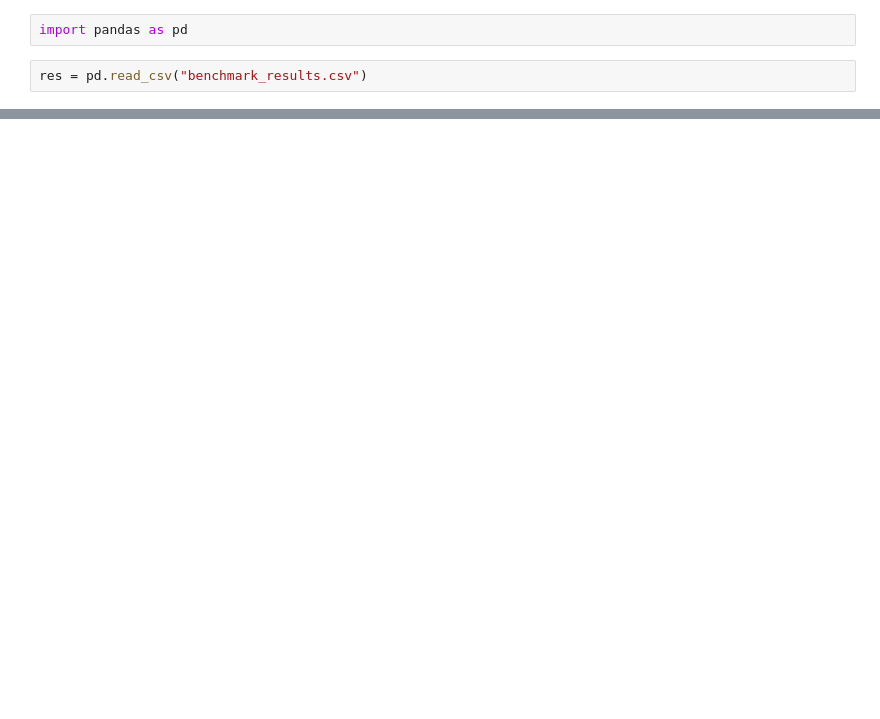
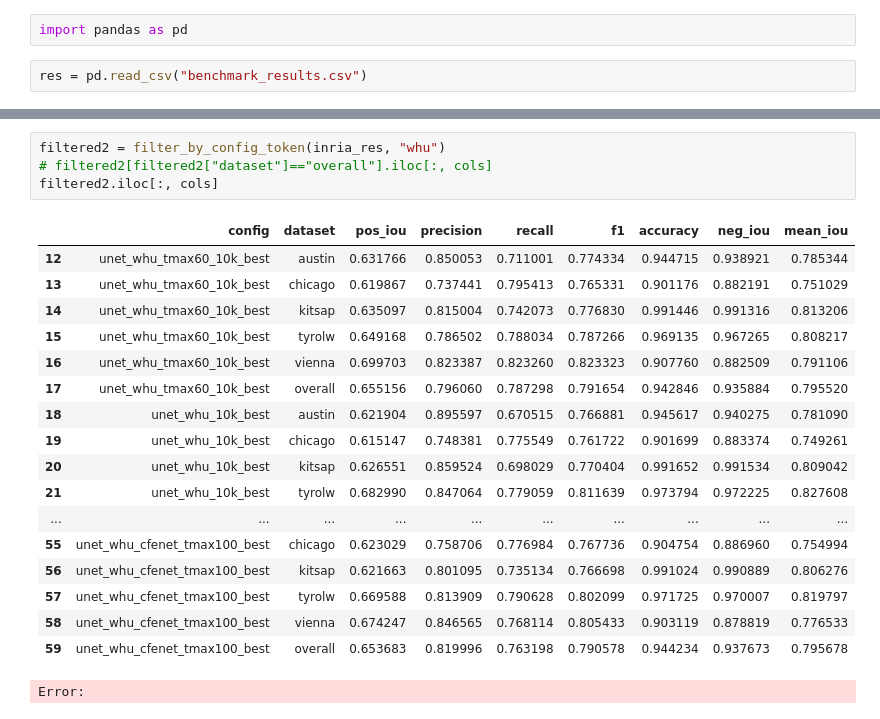
Before and after one commit to MrAI-Rohan/cross-fusion-aerialbs, a Jupyter notebook: results.ipynb, the cells around one changed output, grey strips where cells are left out. Saved outputs shown, nothing was run; the diff lists cells and outputs as text; blank space fills up the shorter version.

```diff
--- a/results.ipynb
+++ b/results.ipynb
@@ -62,0 +65,23 @@ y
+# %%
+filtered2 = filter_by_config_token(inria_res, "whu")
+# filtered2[filtered2["dataset"]=="overall"].iloc[:, cols]
+filtered2.iloc[:, cols]
+# %% [output]
+|  | config | dataset | pos_iou | precision | recall | f1 | accuracy | neg_iou | mean_iou |
+| 12 | unet_whu_tmax60_10k_best | austin | 0.631766 | 0.850053 | 0.711001 | 0.774334 | 0.944715 | 0.938921 | 0.785344 |
+| 13 | unet_whu_tmax60_10k_best | chicago | 0.619867 | 0.737441 | 0.795413 | 0.765331 | 0.901176 | 0.882191 | 0.751029 |
+| 14 | unet_whu_tmax60_10k_best | kitsap | 0.635097 | 0.815004 | 0.742073 | 0.776830 | 0.991446 | 0.991316 | 0.813206 |
+| 15 | unet_whu_tmax60_10k_best | tyrolw | 0.649168 | 0.786502 | 0.788034 | 0.787266 | 0.969135 | 0.967265 | 0.808217 |
+| 16 | unet_whu_tmax60_10k_best | vienna | 0.699703 | 0.823387 | 0.823260 | 0.823323 | 0.907760 | 0.882509 | 0.791106 |
+| 17 | unet_whu_tmax60_10k_best | overall | 0.655156 | 0.796060 | 0.787298 | 0.791654 | 0.942846 | 0.935884 | 0.795520 |
+| 18 | unet_whu_10k_best | austin | 0.621904 | 0.895597 | 0.670515 | 0.766881 | 0.945617 | 0.940275 | 0.781090 |
+| 19 | unet_whu_10k_best | chicago | 0.615147 | 0.748381 | 0.775549 | 0.761722 | 0.901699 | 0.883374 | 0.749261 |
+| 20 | unet_whu_10k_best | kitsap | 0.626551 | 0.859524 | 0.698029 | 0.770404 | 0.991652 | 0.991534 | 0.809042 |
+| 21 | unet_whu_10k_best | tyrolw | 0.682990 | 0.847064 | 0.779059 | 0.811639 | 0.973794 | 0.972225 | 0.827608 |
+| ... | ... | ... | ... | ... | ... | ... | ... | ... | ... |
+| 55 | unet_whu_cfenet_tmax100_best | chicago | 0.623029 | 0.758706 | 0.776984 | 0.767736 | 0.904754 | 0.886960 | 0.754994 |
+| 56 | unet_whu_cfenet_tmax100_best | kitsap | 0.621663 | 0.801095 | 0.735134 | 0.766698 | 0.991024 | 0.990889 | 0.806276 |
+| 57 | unet_whu_cfenet_tmax100_best | tyrolw | 0.669588 | 0.813909 | 0.790628 | 0.802099 | 0.971725 | 0.970007 | 0.819797 |
+| 58 | unet_whu_cfenet_tmax100_best | vienna | 0.674247 | 0.846565 | 0.768114 | 0.805433 | 0.903119 | 0.878819 | 0.776533 |
+| 59 | unet_whu_cfenet_tmax100_best | overall | 0.653683 | 0.819996 | 0.763198 | 0.790578 | 0.944234 | 0.937673 | 0.795678 |
+Error:
```
Also changed, not shown: parts of 4 cells of this notebook, 2 other files.
